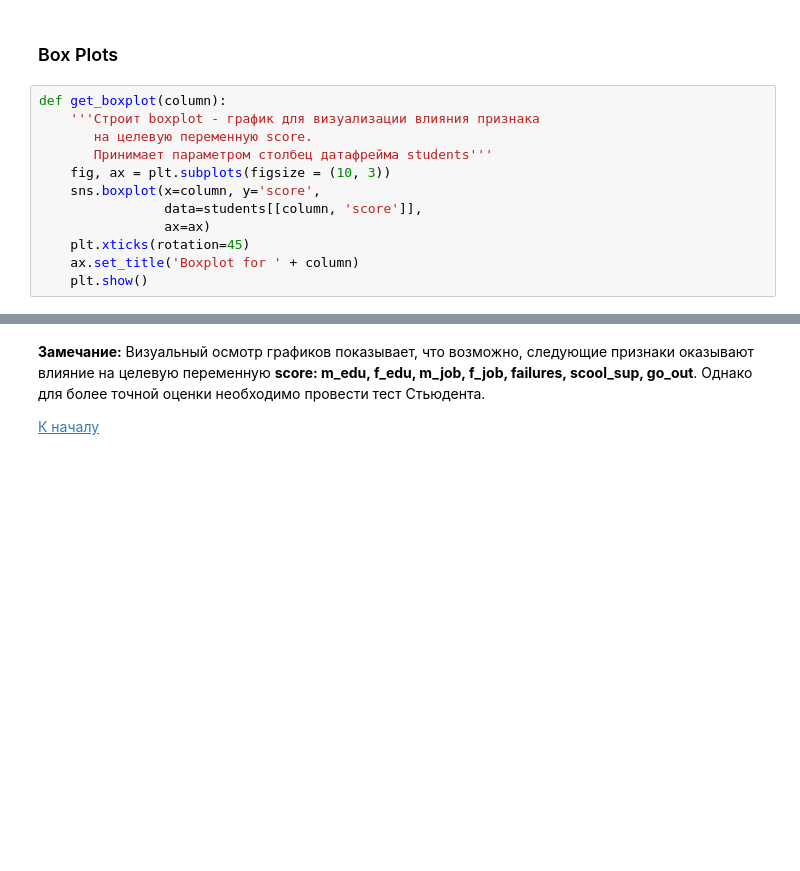
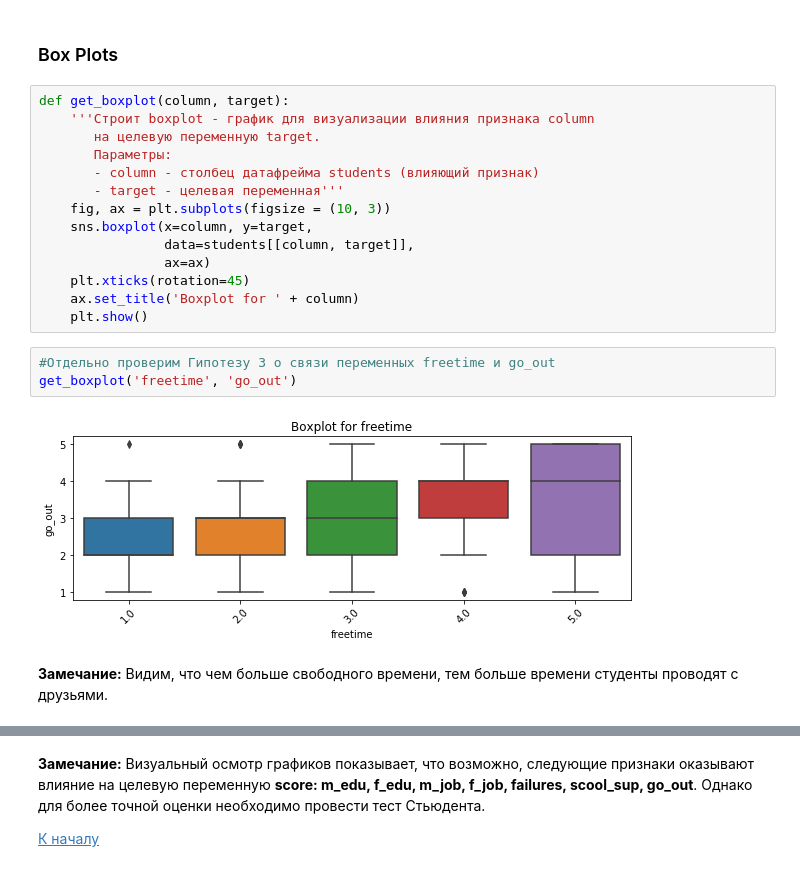
Before and after one commit to greg-kan/mlda, a Jupyter notebook: SkillFactory/unit_2/exploratory_data_analysis_kanavenko.ipynb, the cells around one changed output, grey strips where cells are left out. Cells and saved outputs as stored; diff of their text form; blank space fills up the shorter version.

```diff
--- a/SkillFactory/unit_2/exploratory_data_analysis_kanavenko.ipynb
+++ b/SkillFactory/unit_2/exploratory_data_analysis_kanavenko.ipynb
@@ -827,15 +837,24 @@ temp[['age', 'absences', 'score']].corr()
 # %% [markdown]
 ### Box Plots
 # %%
-def get_boxplot(column):
-    '''Строит boxplot - график для визуализации влияния признака
-       на целевую переменную score.
-       Принимает параметром столбец датафрейма students'''
+def get_boxplot(column, target):
+    '''Строит boxplot - график для визуализации влияния признака column
+       на целевую переменную target.
+       Параметры:
+       - column - столбец датафрейма students (влияющий признак)
+       - target - целевая переменная'''
     fig, ax = plt.subplots(figsize = (10, 3))
-    sns.boxplot(x=column, y='score',
-                data=students[[column, 'score']],
+    sns.boxplot(x=column, y=target,
+                data=students[[column, target]],
                 ax=ax)
     plt.xticks(rotation=45)
     ax.set_title('Boxplot for ' + column)
     plt.show()
+# %%
+#Отдельно проверим Гипотезу 3 о связи переменных freetime и go_out
+get_boxplot('freetime', 'go_out')
+# %% [output]
+[figure, added]
+# %% [markdown]
+**Замечание:** Видим, что чем больше свободного времени, тем больше времени студенты проводят с друзьями.
 # %%
```
Also changed, not shown: parts of 21 cells of this notebook, 4 other files.
